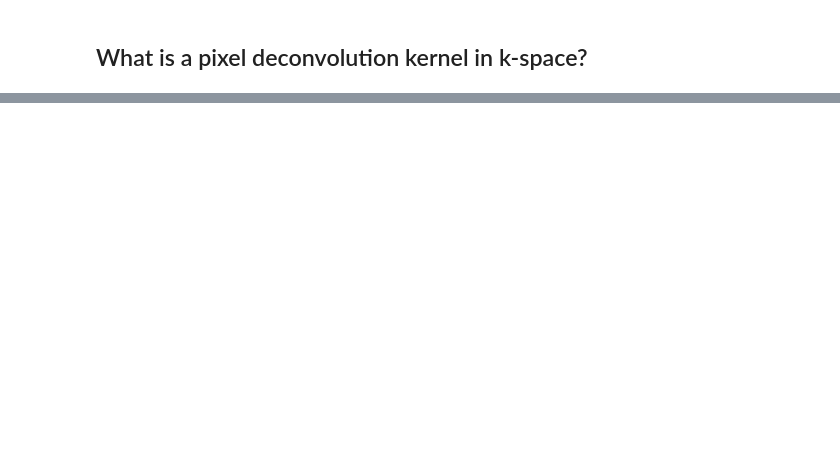
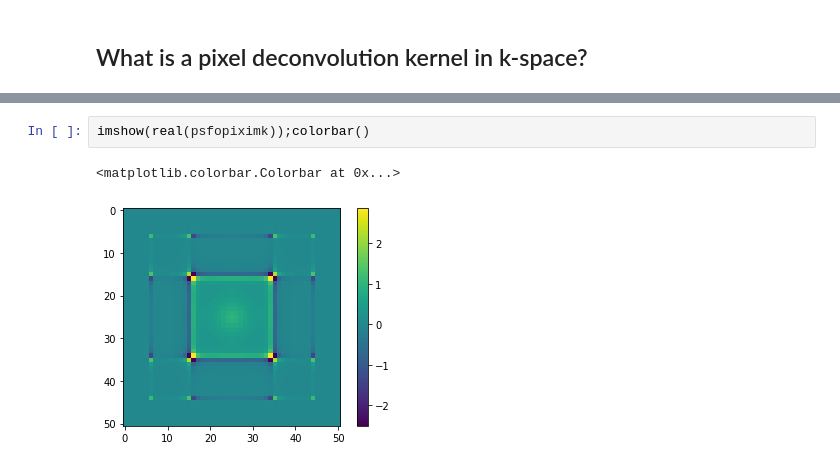
Before and after one commit to andrevitorelli/autometacal, a Jupyter notebook: notebooks/Pixel.ipynb, the cells around one changed output, grey strips where cells are left out. Saved outputs shown, nothing was run; the diff lists cells and outputs as text; blank space fills up the shorter version.

```diff
--- a/notebooks/Pixel.ipynb
+++ b/notebooks/Pixel.ipynb
@@ -133,0 +160,5 @@ savefig('pixel_deconvolve.jpg')
+# %%
+imshow(real(psfopiximk));colorbar()
+# %% [output]
+<matplotlib.colorbar.Colorbar at 0x...>
+[figure, added]
```
Also changed, not shown: parts of 6 cells of this notebook.
